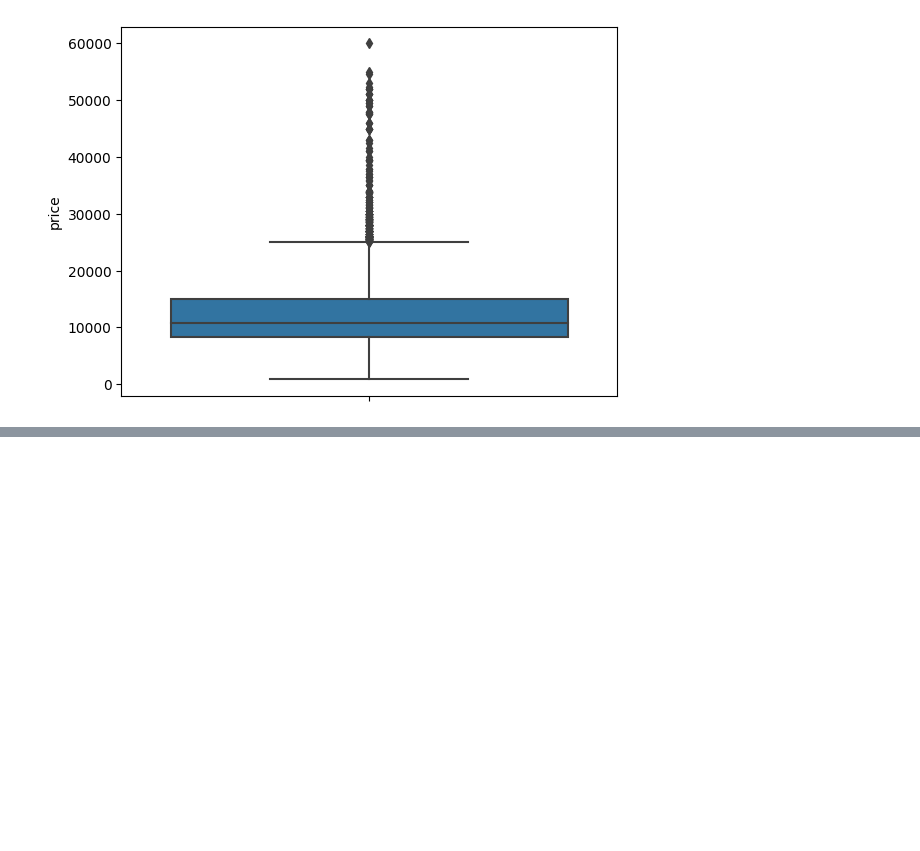
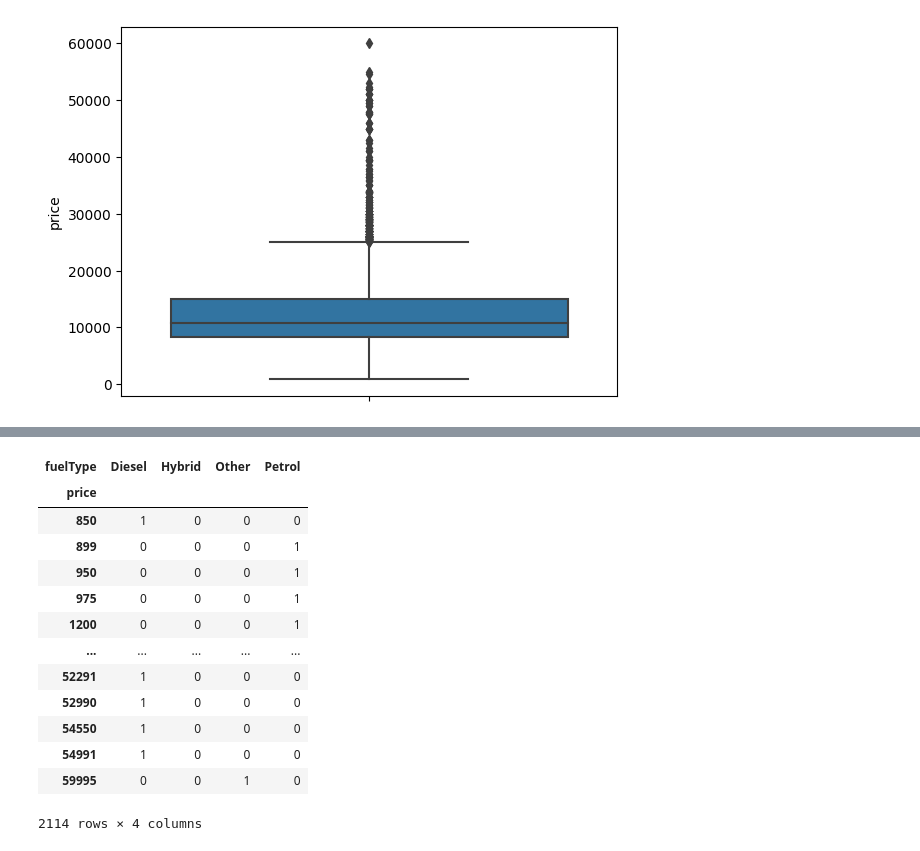
Before and after one commit to HasibullahAman/Data_Visulaization, a Jupyter notebook: Data_Visualization/Data_Visulization_Seborn.ipynb, the cells around one changed output, grey strips where cells are left out. Drawn from its saved outputs; the diff is of its cells as text; code cells hidden in the pictures; blank space fills up the shorter version.

```diff
--- a/Data_Visualization/Data_Visulization_Seborn.ipynb
+++ b/Data_Visualization/Data_Visulization_Seborn.ipynb
@@ -322,0 +327,17 @@ sn.boxplot(y=tot["price"])
+# %%
+pd.crosstab(index=tot["price"],columns=tot["fuelType"],dropna=True)
+# %% [output]
+| fuelType | Diesel | Hybrid | Other | Petrol |
+| price |  |  |  |  |
+| 850 | 1 | 0 | 0 | 0 |
+| 899 | 0 | 0 | 0 | 1 |
+| 950 | 0 | 0 | 0 | 1 |
+| 975 | 0 | 0 | 0 | 1 |
+| 1200 | 0 | 0 | 0 | 1 |
+| ... | ... | ... | ... | ... |
+| 52291 | 1 | 0 | 0 | 0 |
+| 52990 | 1 | 0 | 0 | 0 |
+| 54550 | 1 | 0 | 0 | 0 |
+| 54991 | 1 | 0 | 0 | 0 |
+| 59995 | 0 | 0 | 1 | 0 |
+2114 rows × 4 columns
```
Also changed, not shown: parts of 2 cells of this notebook.
